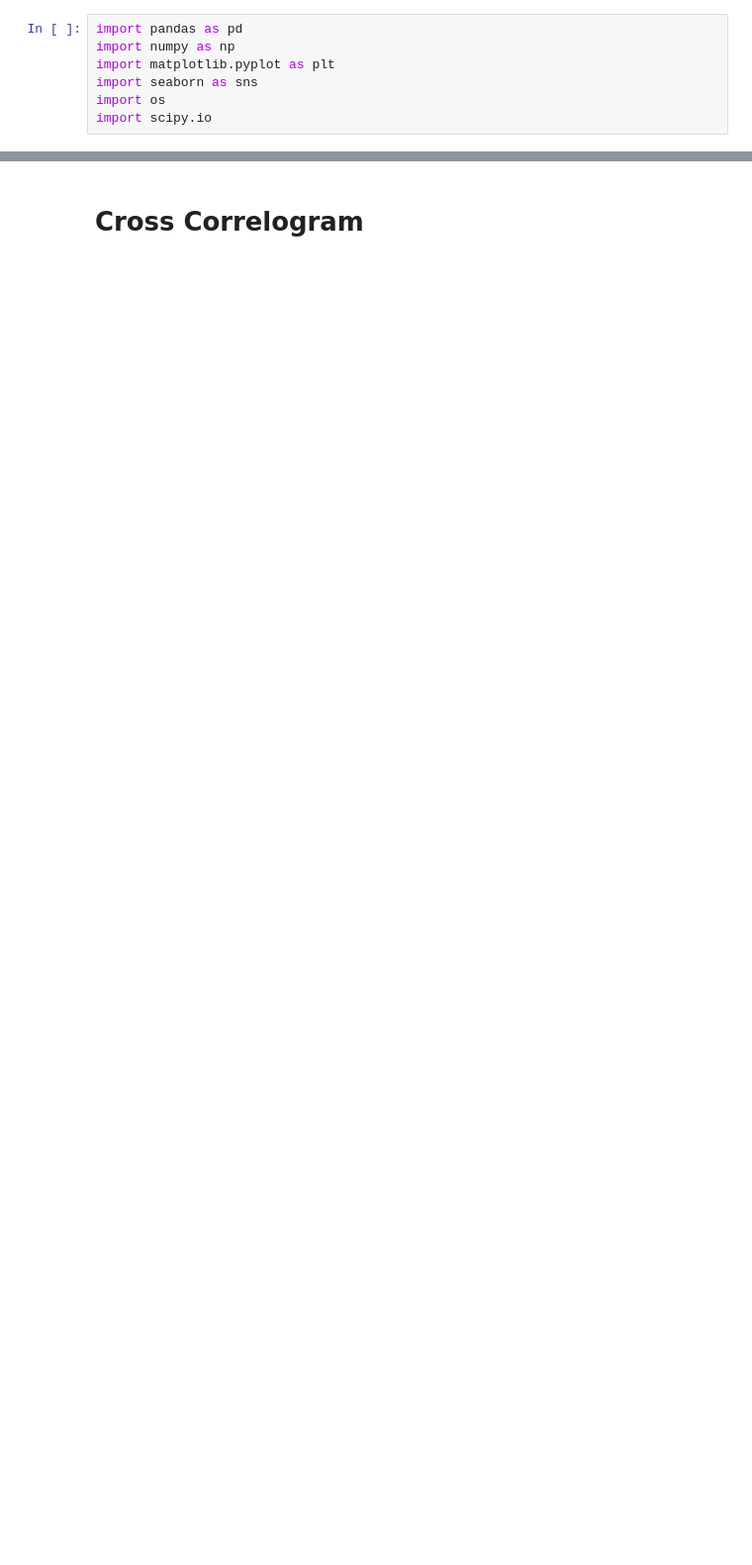
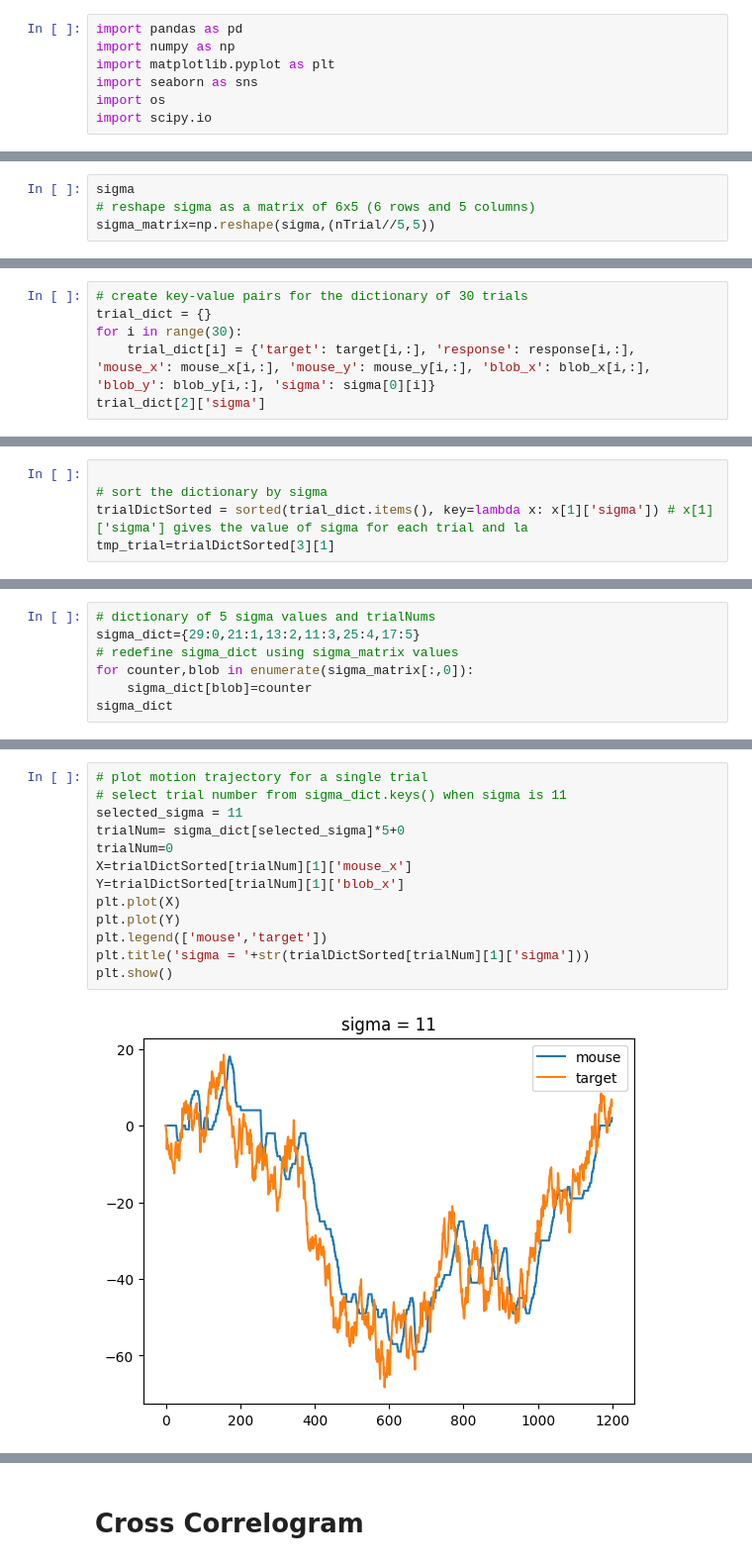
Before and after one commit to omeryildiran/Guido-Pascal-Omer-continuous-psychophysics, a Jupyter notebook: analysis_primier.ipynb, the cells around one changed output, grey strips where cells are left out. Shown at 99% size. Saved outputs shown, nothing was run; the diff lists cells and outputs as text; blank space fills up the shorter version.

```diff
--- a/analysis_primier.ipynb
+++ b/analysis_primier.ipynb
@@ -24,0 +31,4 @@ mouse_y_velocity=np.diff(mouse_y)
+# %%
+sigma
+# reshape sigma as a matrix of 6x5 (6 rows and 5 columns)
+sigma_matrix=np.reshape(sigma,(nTrial//5,5))
@@ -24,0 +49,6 @@ mouse_y_velocity=np.diff(mouse_y)
+# %%
+# create key-value pairs for the dictionary of 30 trials
+trial_dict = {}
+for i in range(30):
+    trial_dict[i] = {'target': target[i,:], 'response': response[i,:], 'mouse_x': mouse_x[i,:], 'mouse_y': mouse_y[i,:], 'blob_x': blob_x[i,:], 'blob_y': blob_y[i,:], 'sigma': sigma[0][i]}
+trial_dict[2]['sigma']
@@ -24,0 +57,5 @@ mouse_y_velocity=np.diff(mouse_y)
+# %%
+
+# sort the dictionary by sigma
+trialDictSorted = sorted(trial_dict.items(), key=lambda x: x[1]['sigma']) # x[1]['sigma'] gives the value of sigma for each trial and la
+tmp_trial=trialDictSorted[3][1]
@@ -24,0 +65,7 @@ mouse_y_velocity=np.diff(mouse_y)
+# %%
+# dictionary of 5 sigma values and trialNums
+sigma_dict={29:0,21:1,13:2,11:3,25:4,17:5}
+# redefine sigma_dict using sigma_matrix values
+for counter,blob in enumerate(sigma_matrix[:,0]):
+    sigma_dict[blob]=counter
+sigma_dict
@@ -24,0 +74,15 @@ mouse_y_velocity=np.diff(mouse_y)
+# %%
+# plot motion trajectory for a single trial
+# select trial number from sigma_dict.keys() when sigma is 11
+selected_sigma = 11
+trialNum= sigma_dict[selected_sigma]*5+0
+trialNum=0
+X=trialDictSorted[trialNum][1]['mouse_x']
+Y=trialDictSorted[trialNum][1]['blob_x']
+plt.plot(X)
+plt.plot(Y)
+plt.legend(['mouse','target'])
+plt.title('sigma = '+str(trialDictSorted[trialNum][1]['sigma']))
+plt.show()
+# %% [output]
+[figure, added]
```
Also changed, not shown: parts of 27 cells of this notebook.
